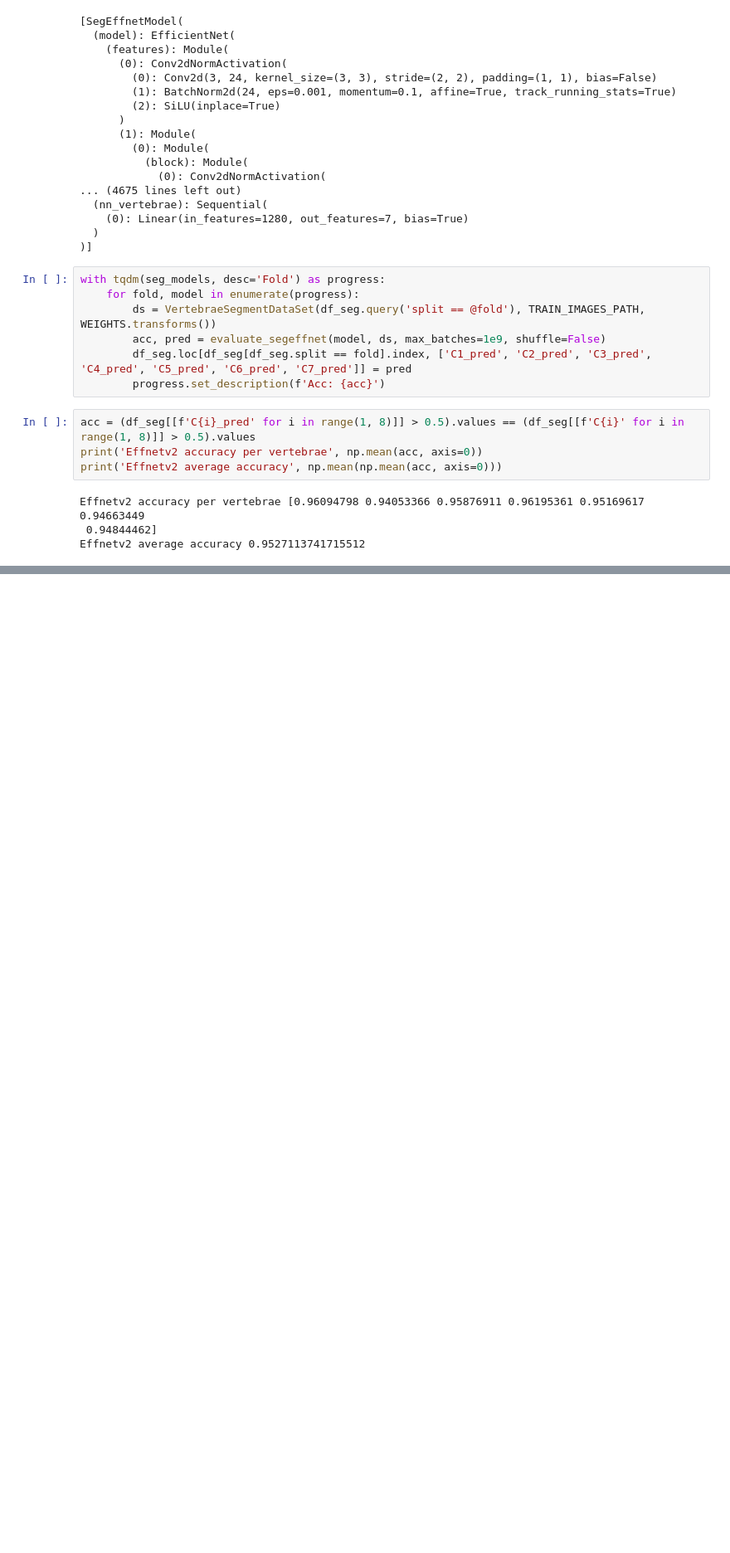
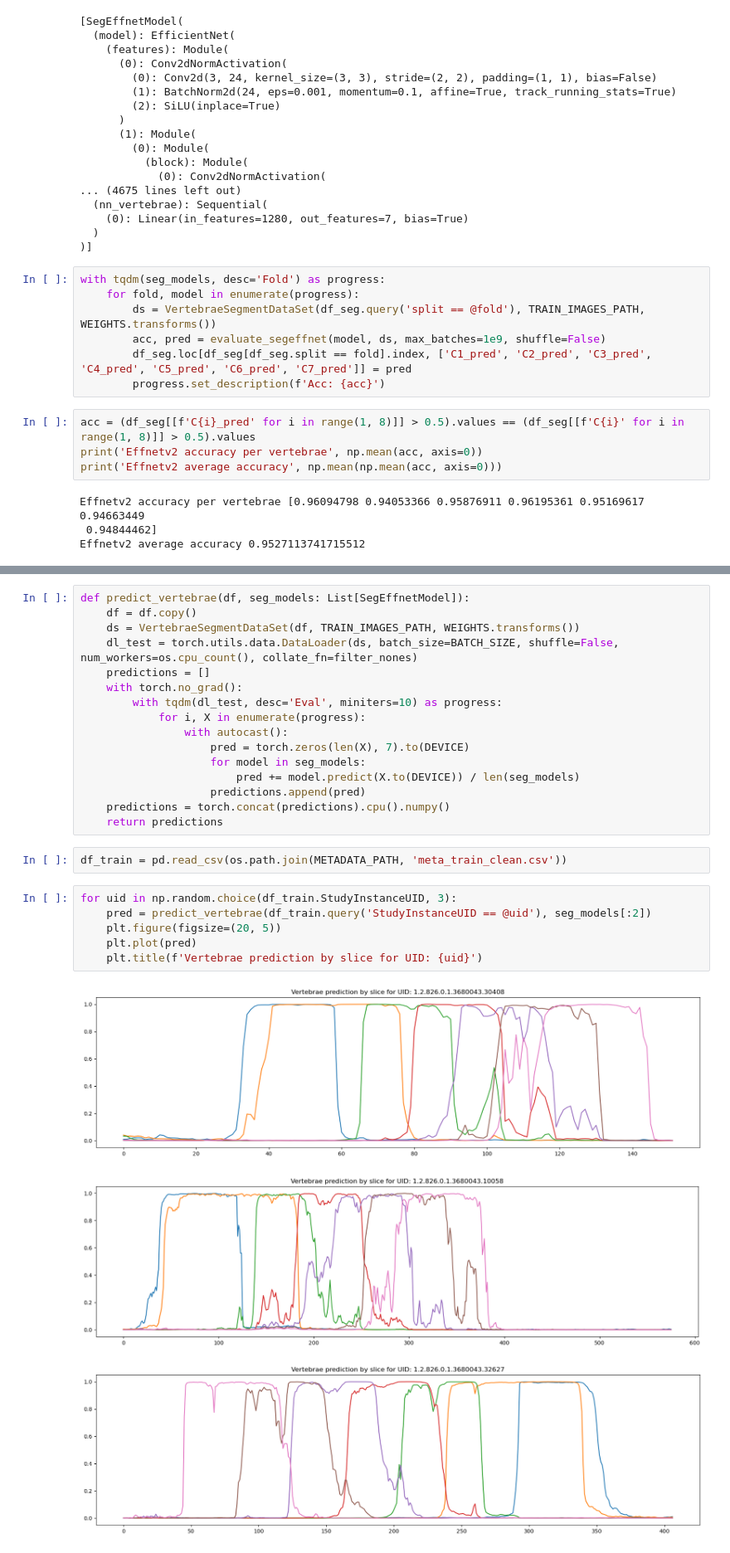
Before and after one commit to mayankmangalmourya/Cervical-Spine-Fracture-Detection., a Jupyter notebook: vertebrate-detection.ipynb, the cells around one changed output, grey strips where cells are left out. Shown at 83% size. Drawn from its saved outputs; the diff is of its cells as text; blank space fills up the shorter version.

Commit message:
Model Prediction is done and it show graph

```diff
--- a/vertebrate-detection.ipynb
+++ b/vertebrate-detection.ipynb
@@ -416,0 +420,28 @@ Effnetv2 average accuracy 0.9527113741715512
+# %%
+def predict_vertebrae(df, seg_models: List[SegEffnetModel]):
+    df = df.copy()
+    ds = VertebraeSegmentDataSet(df, TRAIN_IMAGES_PATH, WEIGHTS.transforms())
+    dl_test = torch.utils.data.DataLoader(ds, batch_size=BATCH_SIZE, shuffle=False, num_workers=os.cpu_count(), collate_fn=filter_nones)
+    predictions = []
+    with torch.no_grad():
+        with tqdm(dl_test, desc='Eval', miniters=10) as progress:
+            for i, X in enumerate(progress):
+                with autocast():
+                    pred = torch.zeros(len(X), 7).to(DEVICE)
+                    for model in seg_models:
+                        pred += model.predict(X.to(DEVICE)) / len(seg_models)
+                    predictions.append(pred)
+    predictions = torch.concat(predictions).cpu().numpy()
+    return predictions
+# %%
+df_train = pd.read_csv(os.path.join(METADATA_PATH, 'meta_train_clean.csv'))
+# %%
+for uid in np.random.choice(df_train.StudyInstanceUID, 3):
+    pred = predict_vertebrae(df_train.query('StudyInstanceUID == @uid'), seg_models[:2])
+    plt.figure(figsize=(20, 5))
+    plt.plot(pred)
+    plt.title(f'Vertebrae prediction by slice for UID: {uid}')
+# %% [output]
+[figure, added]
+[figure, added]
+[figure, added]
```
Also changed, not shown: parts of 2 cells of this notebook.
